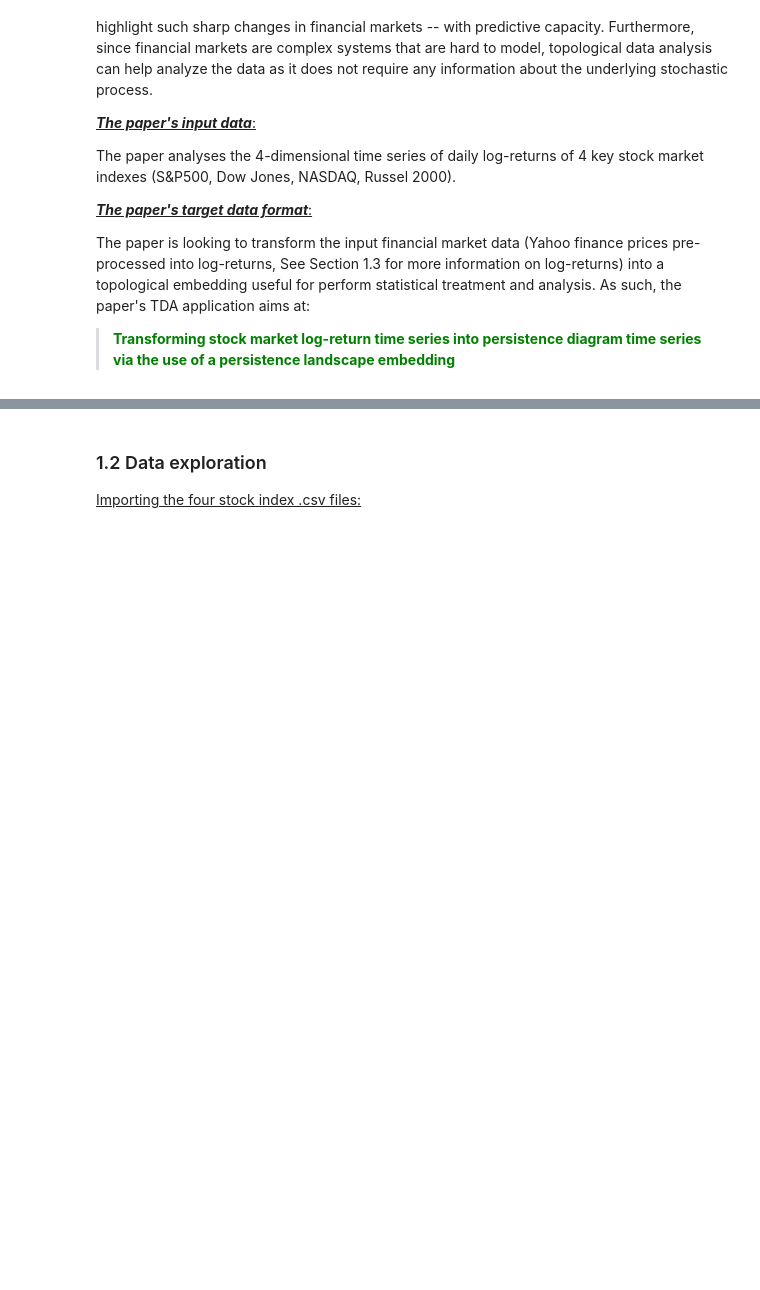
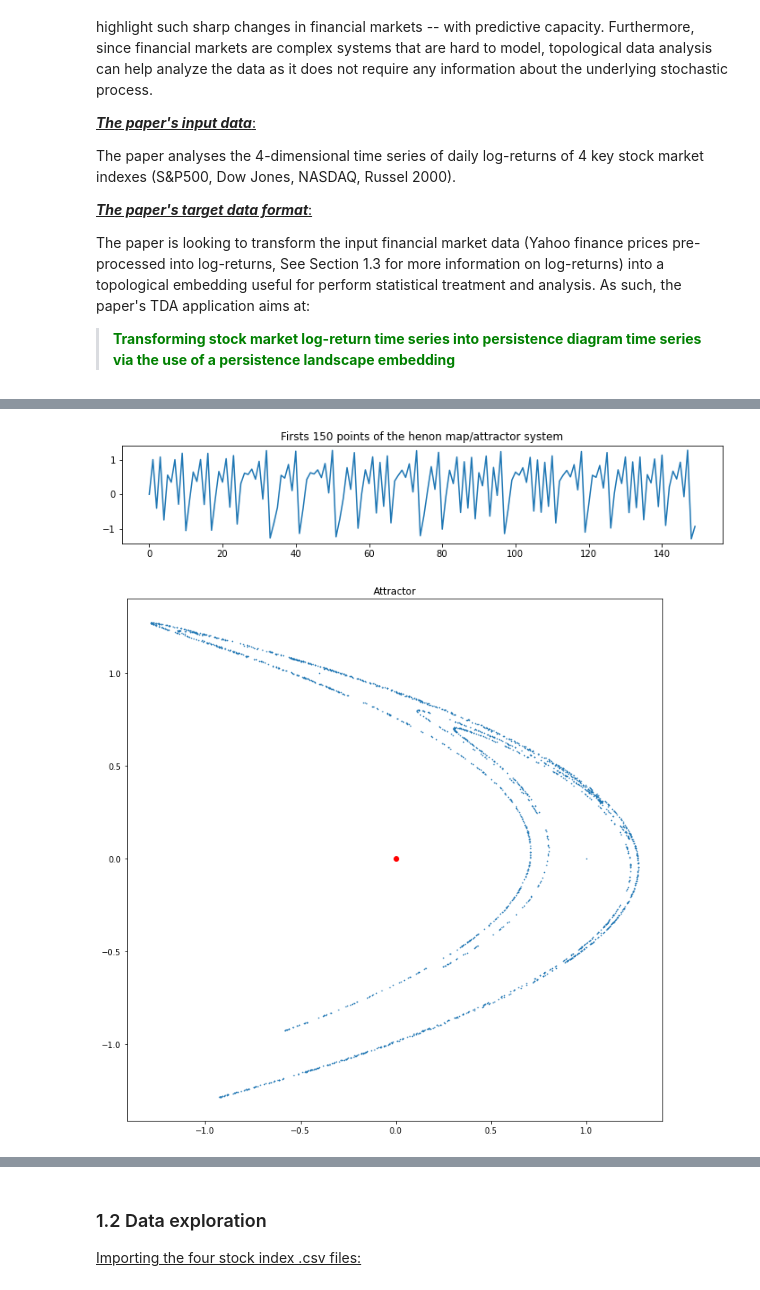
Before and after one commit to qlero/financial_crisis_prediction_homology, a Jupyter notebook: persistent_homology_TS.ipynb, the cells around one changed output, grey strips where cells are left out. Saved outputs shown, nothing was run; the diff lists cells and outputs as text; code cells hidden in the pictures; blank space fills up the shorter version.

Commit message:
paper notes, henon maps

```diff
--- a/persistent_homology_TS.ipynb
+++ b/persistent_homology_TS.ipynb
@@ -278,0 +349,6 @@ To experiment with the new persistence-landscape method, the paper tests it on t
+# %%
+# classic henon attractor
+_ = henon_map(a=1.4, b=.3, n=2000, x0=0, y0=0)
+# %% [output]
+[figure, added]
+[figure, added]
```
Also changed, not shown: parts of 12 cells of this notebook.
